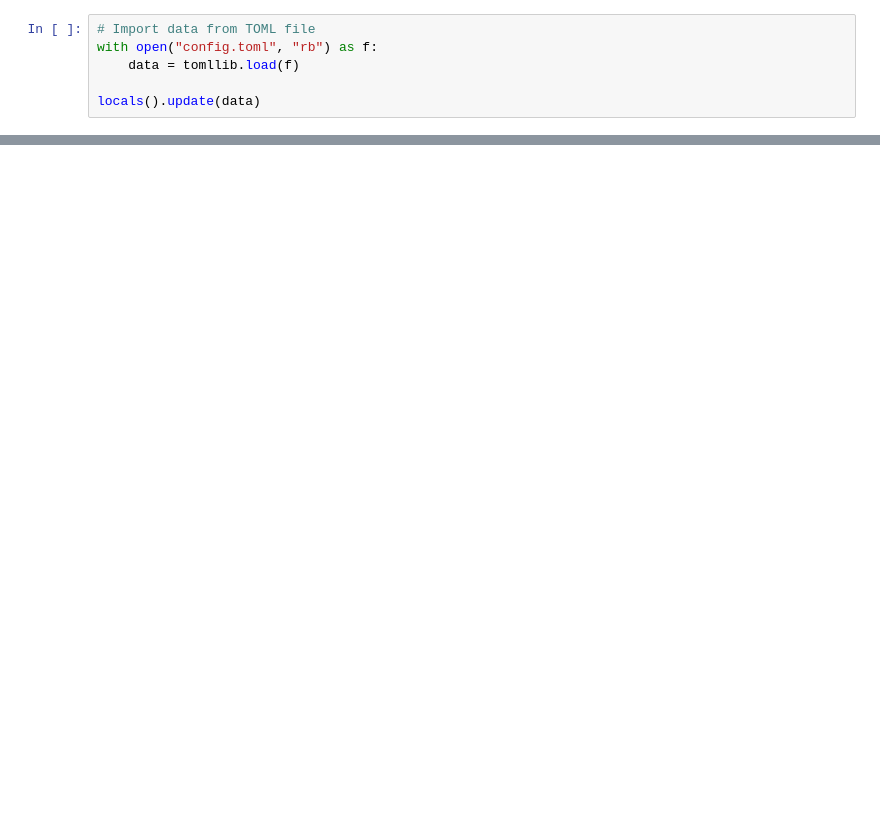
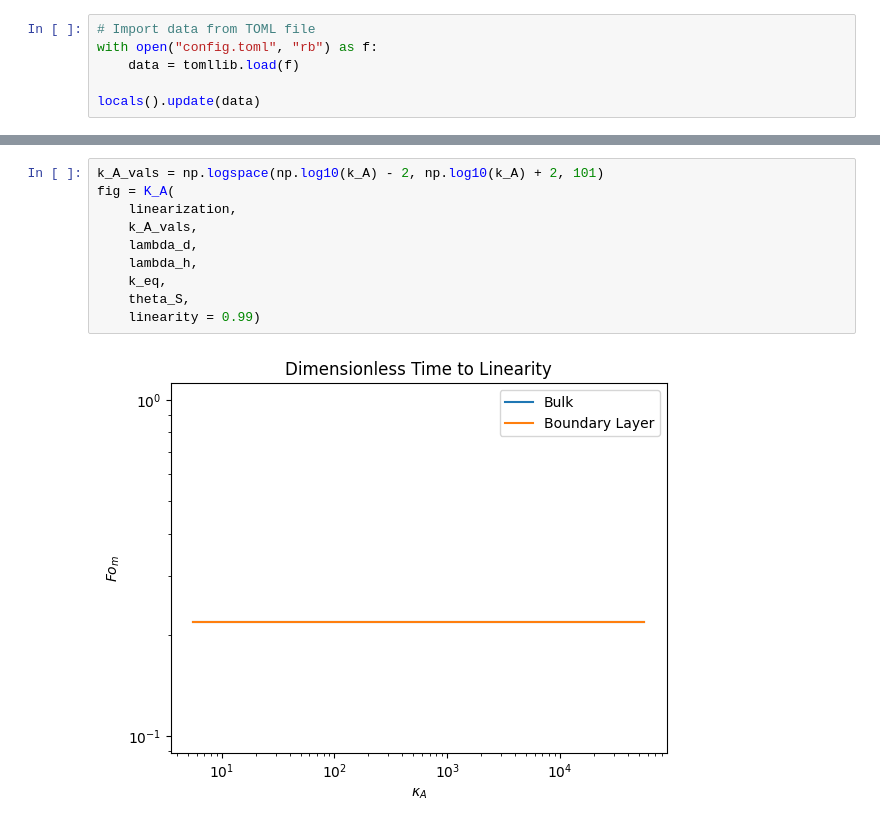
Before and after one commit to t-raymond/Chemotaxis, a Jupyter notebook: Diffusion.ipynb, the cells around one changed output, grey strips where cells are left out. Cells and saved outputs as stored; diff of their text form; blank space fills up the shorter version.

```diff
--- a/Diffusion.ipynb
+++ b/Diffusion.ipynb
@@ -28,0 +77,12 @@ fig = Alpha(linearization, alpha_vals, beta, Keq, linearity = 0.95)
+# %%
+k_A_vals = np.logspace(np.log10(k_A) - 2, np.log10(k_A) + 2, 101)
+fig = K_A(
+    linearization,
+    k_A_vals,
+    lambda_d,
+    lambda_h,
+    k_eq,
+    theta_S,
+    linearity = 0.99)
+# %% [output]
+[figure, added]
```
Also changed, not shown: parts of 8 cells of this notebook, 7 other files.
